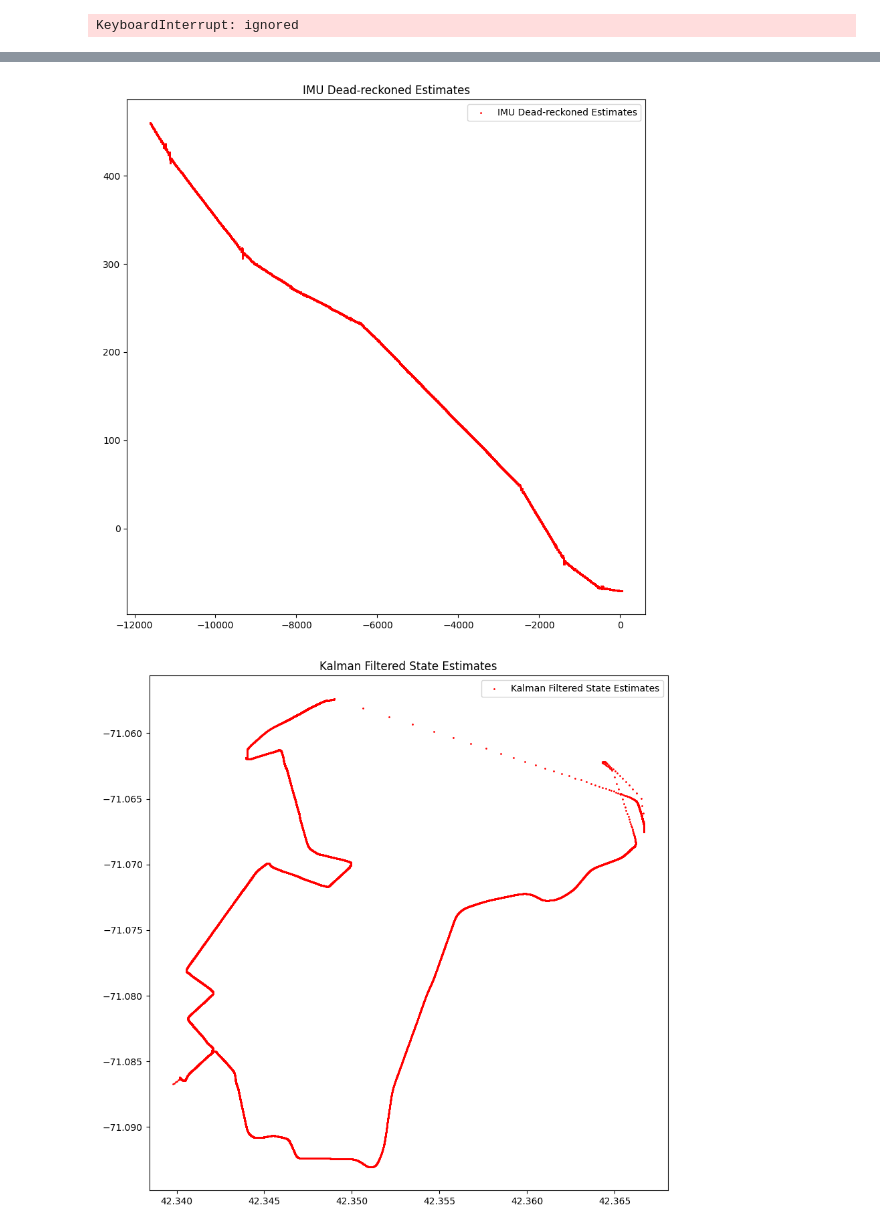
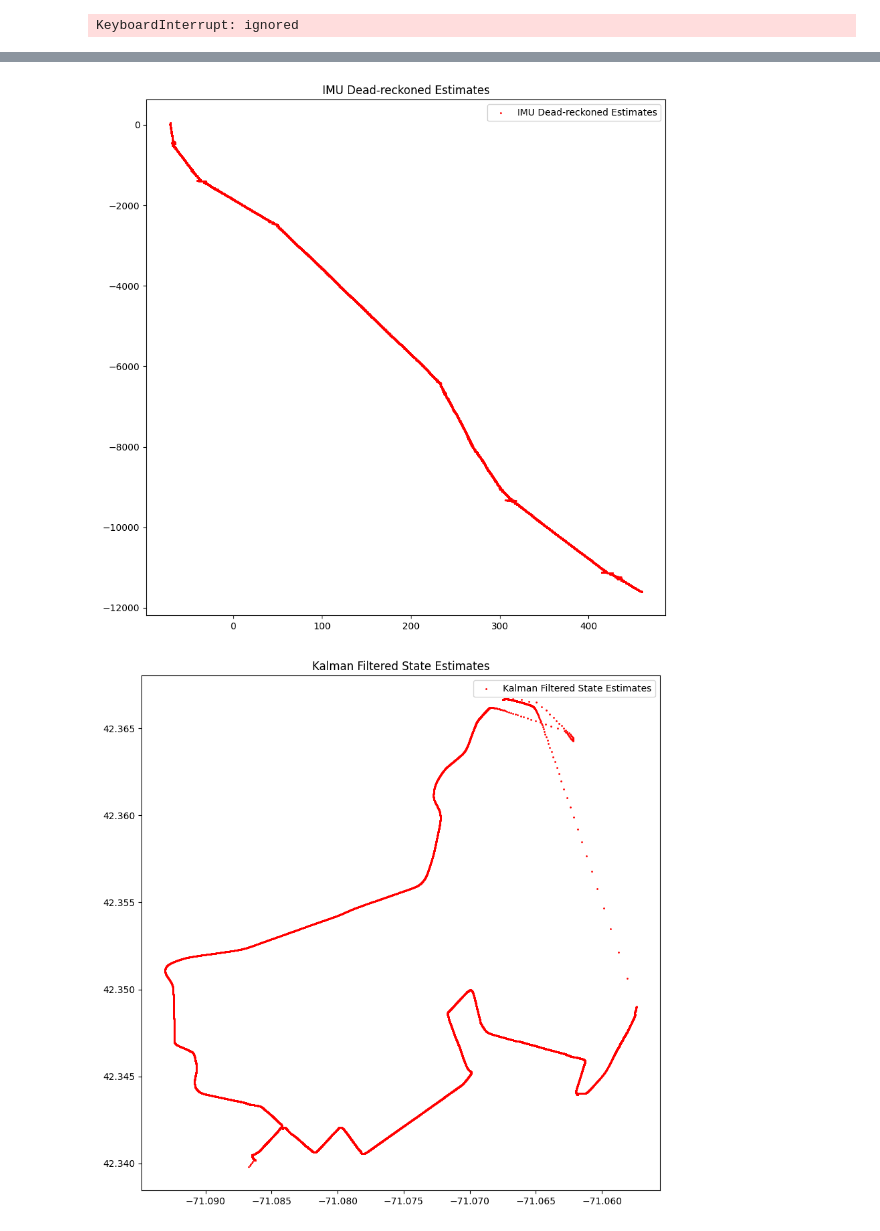
Before and after one commit to rohittondare/EECE7150-Autonomous-Field-Robotics, a Jupyter notebook: HW5/HW5_AFR.ipynb, the cells around one changed output, grey strips where cells are left out. Cells and saved outputs as stored; diff of their text form; code cells hidden in the pictures.

```diff
--- a/HW5/HW5_AFR.ipynb
+++ b/HW5/HW5_AFR.ipynb
@@ -157,7 +160,7 @@ raw_gps, dead_reck_pos, kalman_est_pos = kalman_filter(gps_data, imu_data)
 # %%
 def scatter_plot(x, y, label, color, point_size = 1):
     plt.figure(figsize=(10, 10))
-    plt.scatter(x, y, label=label, color=color, s=point_size)
+    plt.scatter(y, x, label=label, color=color, s=point_size)
     plt.title(label)
     plt.legend()
 scatter_plot(raw_gps[:, 0], raw_gps[:, 1], 'GPS Readings', 'blue')
@@ -170,5 +173,5 @@ plt.show()
-[figure, old version]
+[figure, new version]
-[figure, old version]
+[figure, new version]
 # %%
 def plot_on_map_plotly(raw_gps, dead_reck_pos, kalman_est_pos):
     raw_gps_df = pd.DataFrame(raw_gps, columns=["Latitude", "Longitude"])
```
Also changed, not shown: parts of 4 cells of this notebook.
